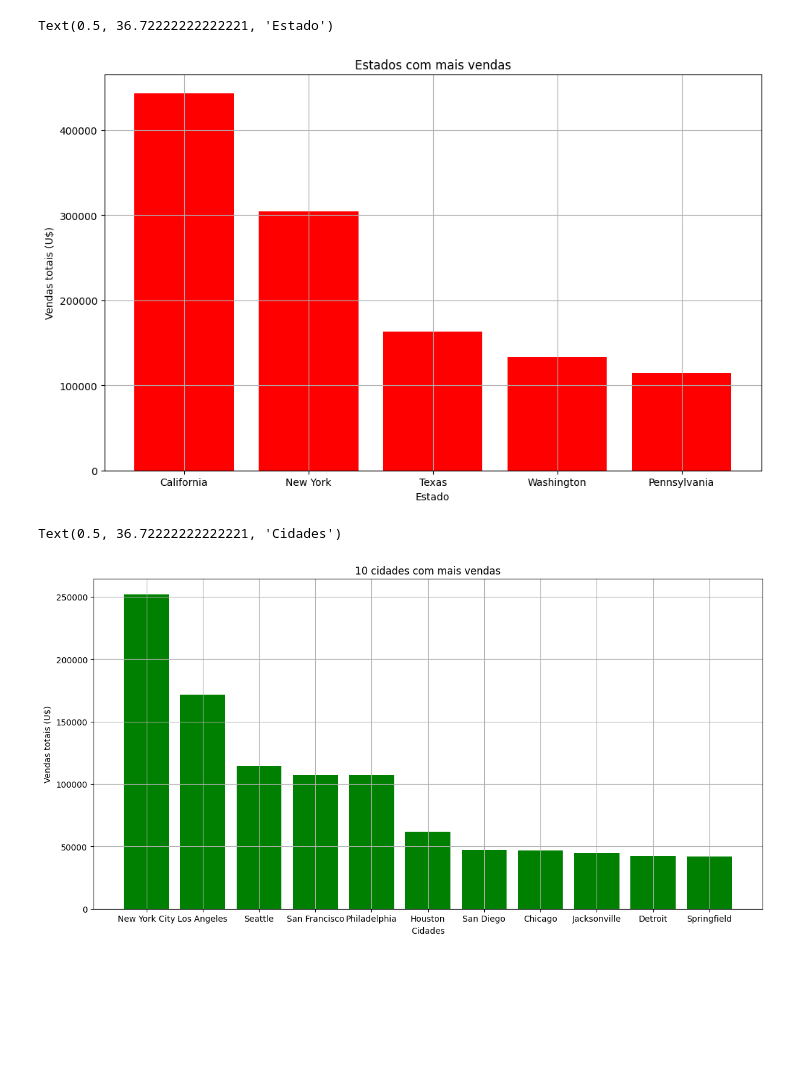
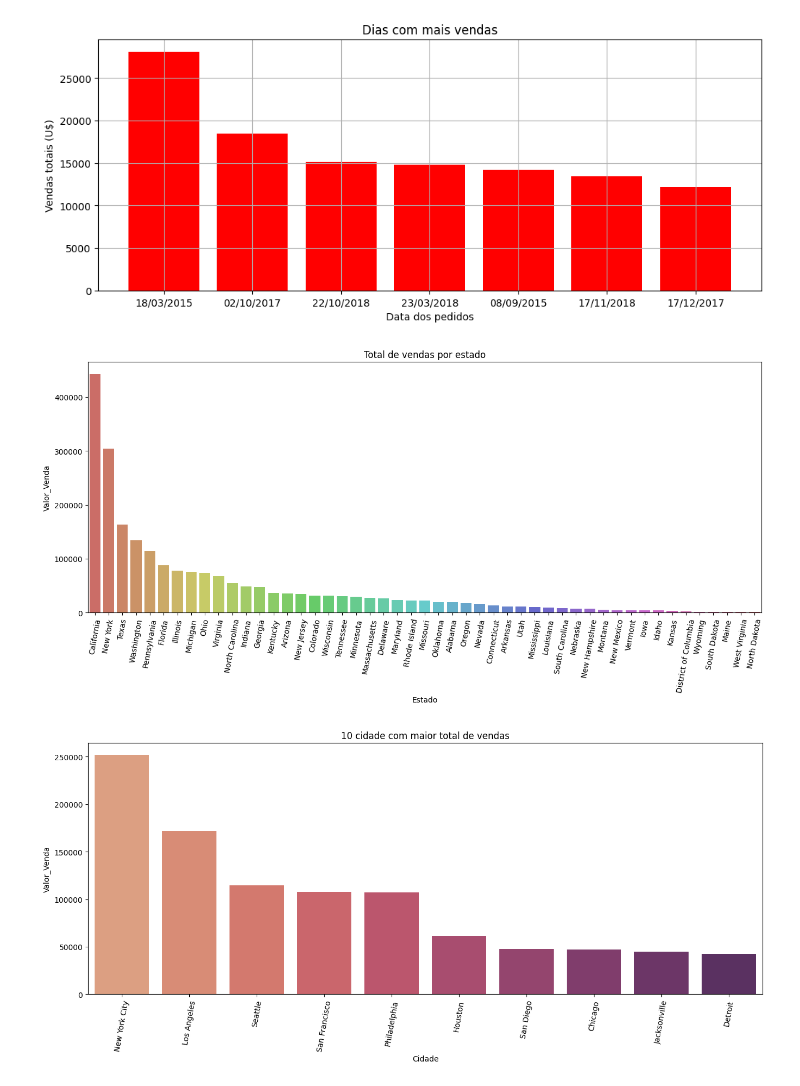
Before and after one commit to ciardileo/python_classes, a Jupyter notebook: courses/DSA/projeto2/projeto2.ipynb, the cells around one changed output. Cells and saved outputs as stored; diff of their text form; code cells hidden in the pictures; blank space fills up the shorter version.

```diff
--- a/courses/DSA/projeto2/projeto2.ipynb
+++ b/courses/DSA/projeto2/projeto2.ipynb
@@ -35,6 +23,7 @@ p2 = df.groupby('Data_Pedido')['Valor_Venda'].sum().sort_values(ascending=False)
 # y = p2.values.tolist()
 
 # criação do gráfico
+plt.figure(figsize=(10, 4))
 plt.bar(p2.index, p2.values, color='red')
 plt.grid()
 plt.tight_layout()
@@ -43,49 +32,60 @@ plt.tight_layout()
 plt.title("Dias com mais vendas")
 plt.xlabel("Data dos pedidos")
 plt.ylabel("Vendas totais (U$)")
+# %% [output]
+[figure, added]
 # %%
 # Pergunta 3: Qual é o total de vendas por estado, mostre em gráico de barras
-p3 = df.groupby('Estado')['Valor_Venda'].sum().sort_values(ascending=False).head(7)
+p3 = df.groupby('Estado')['Valor_Venda'].sum().sort_values(ascending=False).reset_index()
+
+plt.figure(figsize=(16, 6)),
+sea.barplot(data=p3, x='Estado', y='Valor_Venda', palette='hls', hue='Estado', legend=False).set(title='Total de vendas por estado')
+plt.xticks(rotation=80)
+plt.show()
 
 # # transformação dos valores em lista
 # x = p3.index.tolist()
 # y = p3.values.tolist()
 
-plt.figure(figsize=(10, 6))
+# plt.figure(figsize=(10, 6))
 
-# criação do gráfico
-plt.bar(p3.index, p3.values, color='red')
-plt.grid()
-plt.tight_layout()
+# # criação do gráfico
+# plt.bar(p3.index, p3.values, color='red')
+# plt.grid()
+# plt.tight_layout()
 
-# labels e títulos
-plt.title("Estados com mais vendas")
-plt.ylabel("Vendas totais (U$)")
-plt.xlabel("Estado")
+# # labels e títulos
+# plt.title("Estados com mais vendas")
+# plt.ylabel("Vendas totais (U$)")
+# plt.xlabel("Estado")
 # %% [output]
-Text(0.5, 36.72222222222221, 'Estado')
-[figure, old version]
+[figure, new version]
 # %%
 # Pergunta 4: quais são as 10 cidades com maior total de vendas
 # cria um df com groupby mostrando a soma das vendas e sorteando do maior pro menor
-p4 = df.groupby('Cidade')['Valor_Venda'].sum().sort_values(ascending=False).head(11)
+p4 = df.groupby('Cidade')['Valor_Venda'].sum().sort_values(ascending=False).reset_index().head(10)
+
+plt.figure(figsize=(16, 6))
+sea.barplot(data=p4, x='Cidade', y='Valor_Venda', hue='Cidade', legend=False, palette='flare').set(title='10 cidade com maior total de vendas')
+plt.xticks(rotation=80)
+plt.show()
+
 
 # # transformação dos valores em lista
 # x = p4.index.tolist()
 # y = p4.values.tolist()
 
 # cria e configura o gráfico
-plt.figure(figsize=(12, 6))
-plt.bar(p4.index, p4.values, color='green')
-plt.grid()
-plt.tight_layout()
+# plt.figure(figsize=(12, 6))
+# plt.bar(p4.index, p4.values, color='green')
+# plt.grid()
+# plt.tight_layout()
 
-plt.title("10 cidades com mais vendas")
-plt.ylabel("Vendas totais (U$)")
-plt.xlabel("Cidades")
+# plt.title("10 cidades com mais vendas")
+# plt.ylabel("Vendas totais (U$)")
+# plt.xlabel("Cidades")
 # %% [output]
-Text(0.5, 36.72222222222221, 'Cidades')
-[figure, old version]
+[figure, new version]
 # %%
 # Pergunta 5: qual segmento teve o maior total de vendas, mostre em gráfico de pizza
 
```
Also changed, not shown: parts of 10 cells of this notebook, 2 other files.
